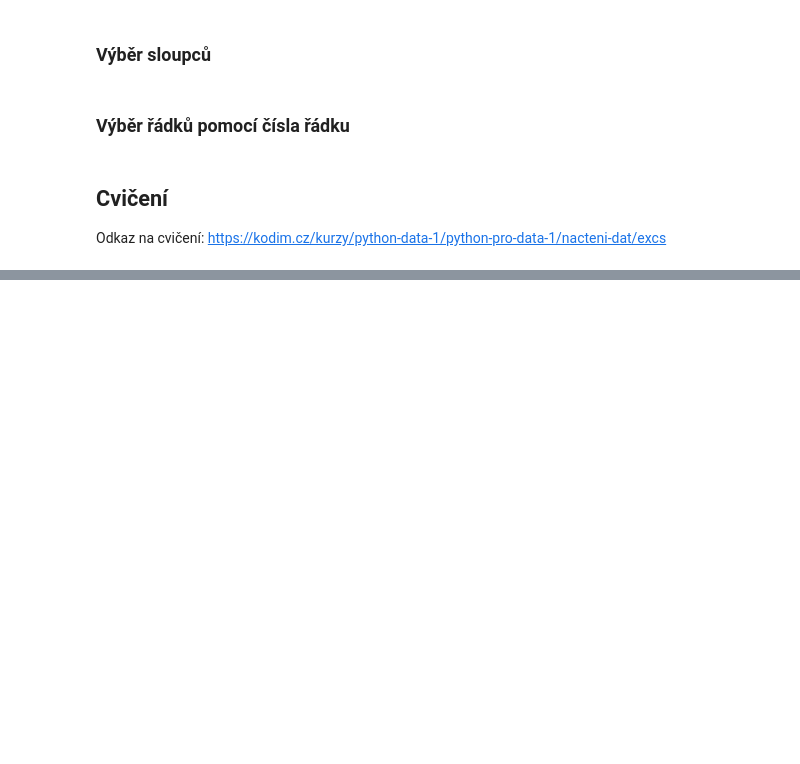
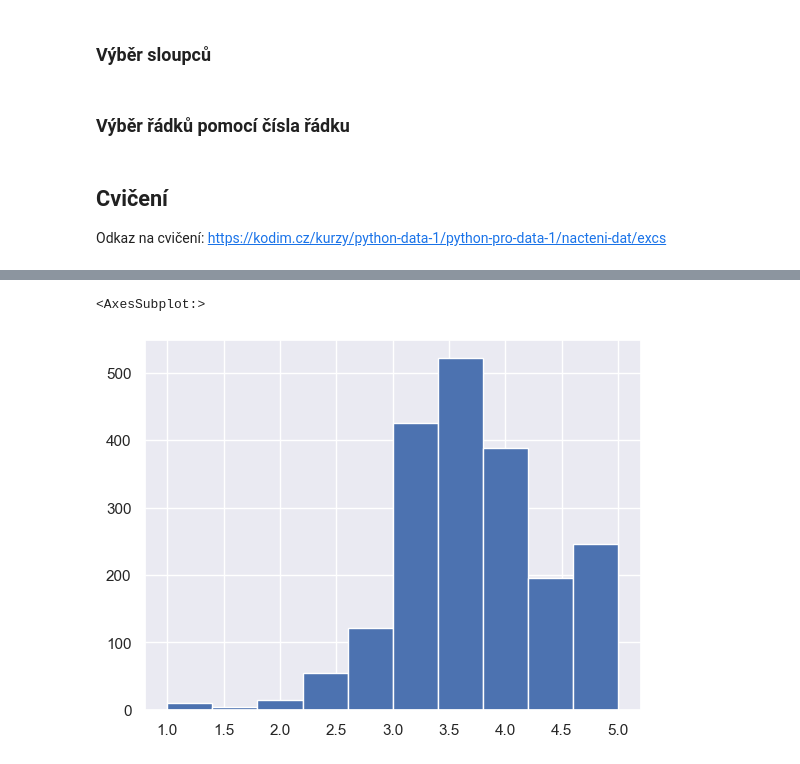
Before and after one commit to mcvincekova/python1_2023, a Jupyter notebook: python_1/seminar8/notebooks/2-pandas-nacteni-dat.ipynb, the cells around one changed output, grey strips where cells are left out. Saved outputs shown, nothing was run; the diff lists cells and outputs as text; code cells hidden in the pictures; blank space fills up the shorter version.

```diff
--- a/python_1/seminar8/notebooks/2-pandas-nacteni-dat.ipynb
+++ b/python_1/seminar8/notebooks/2-pandas-nacteni-dat.ipynb
@@ -52,0 +133,6 @@ jobs
+# %%
+without_negatives = jobs.query("Rating > 0")
+without_negatives["Rating"].hist()
+# %% [output]
+<AxesSubplot:>
+[figure, added]
```
Also changed, not shown: parts of 8 cells of this notebook.
